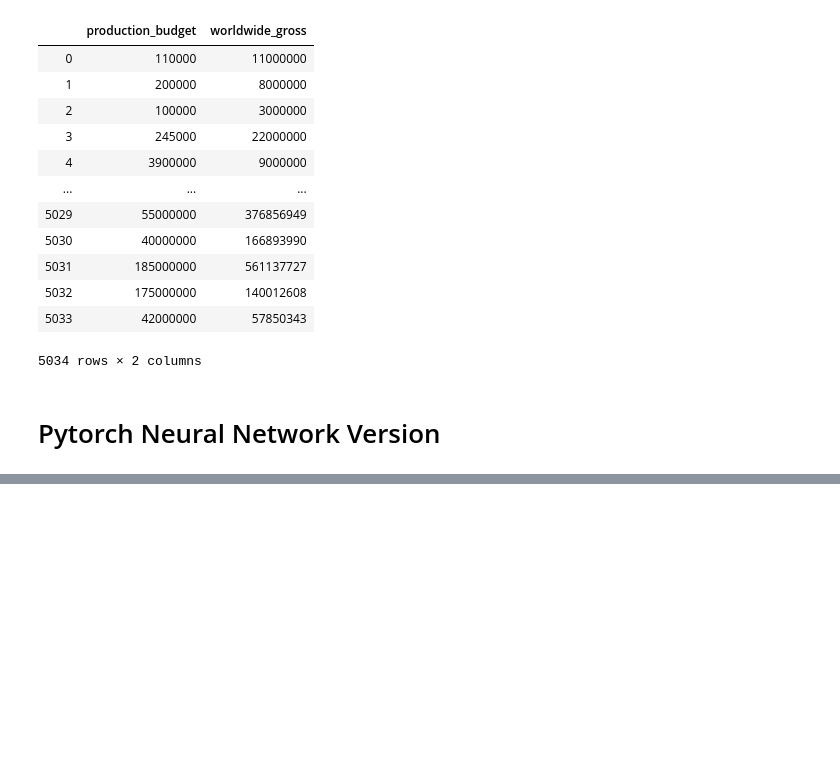
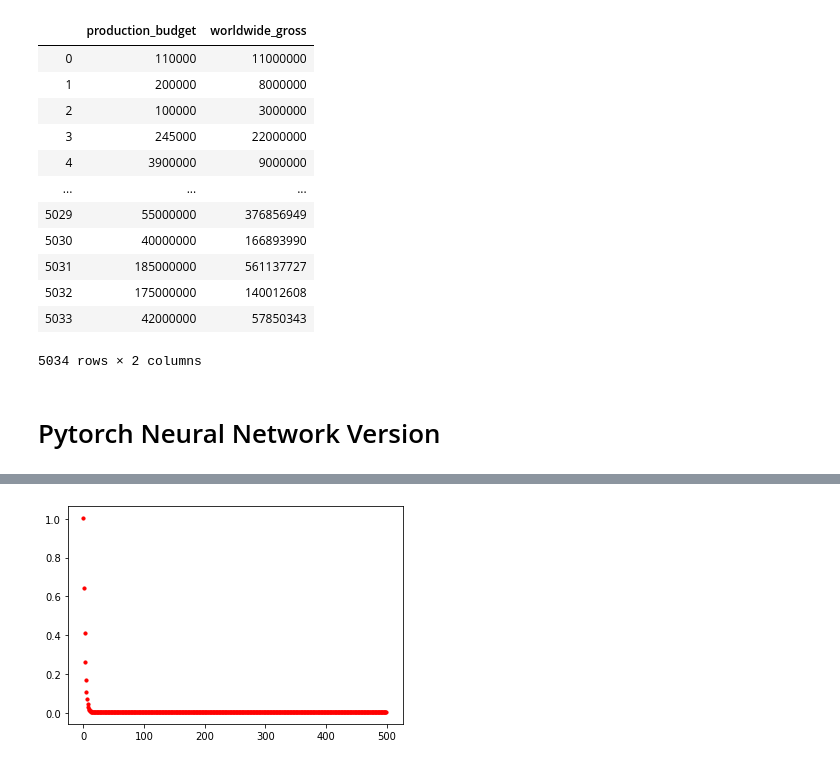
Before and after one commit to Zmichek/machine-learning-projects, a Jupyter notebook: learning-problems/supervised-learning/regression/single-variable-regression/predict-movie-revenue/predict-movie-revenue.ipynb, the cells around one changed output, grey strips where cells are left out. Cells and saved outputs as stored; diff of their text form; code cells hidden in the pictures; blank space fills up the shorter version.

```diff
--- a/learning-problems/supervised-learning/regression/single-variable-regression/predict-movie-revenue/predict-movie-revenue.ipynb
+++ b/learning-problems/supervised-learning/regression/single-variable-regression/predict-movie-revenue/predict-movie-revenue.ipynb
@@ -85,28 +97,14 @@ df2
 # %%
-x = pd.DataFrame(df['production_budget'])
-y = pd.DataFrame(df['worldwide_gross'])
+# Normalization / Standardization
+x = norm_df['production_budget']
+y = norm_df['worldwide_gross']
 
-x_train, x_test, y_train, y_test = train_test_split(x,y)
+x_train, x_test, y_train, y_test = train_test_split(x,y,test_size=0.2)
 
 x_train = np.array(x_train.values, dtype=np.float32).reshape(-1, 1)
 x_test = np.array(x_test.values, dtype=np.float32).reshape(-1, 1)
 y_train = np.array(y_train.values, dtype=np.float32).reshape(-1, 1)
 y_test = np.array(y_test.values, dtype=np.float32).reshape(-1, 1)
-
-
-# Normalization (Min-Max)
-from sklearn.preprocessing import MinMaxScaler
-mmscale=MinMaxScaler()
-#x_train = mmscale.fit_transform(x_train)
-#y_train = mmscale.fit_transform(x_train)
-
-
-from sklearn.preprocessing import StandardScaler
-scalingstd = StandardScaler()
-x_train = scalingstd.fit_transform(x_train)
-x_test = scalingstd.fit_transform(x_test)
-y_train = scalingstd.fit_transform(y_train)
-y_test = scalingstd.fit_transform(y_test)
 # %% [markdown]
 # Pytorch Neural Network Version
 # %%
@@ -169,6 +163,7 @@ for epoch in range(epochs):
     params.append(torch.nn.utils.parameters_to_vector(model.parameters()).data)
     # update parameters
     optimizer.step()
+    plt.scatter(epoch, loss.data.cpu(), color='r', s=10, marker='o')
 
-    print(f'epoch {epoch}, loss{loss.item()}')
+    print(f'epoch {epoch}, loss {loss.item()}')
 # %% [output]
@@ -192,3 +187,4 @@ epoch 999, loss0.5110815167427063
+[figure, added]
 # %%
 torch.nn.utils.parameters_to_vector(model.parameters()).data
 # %% [output]
```
Also changed, not shown: parts of 12 cells of this notebook, 3 other files.
